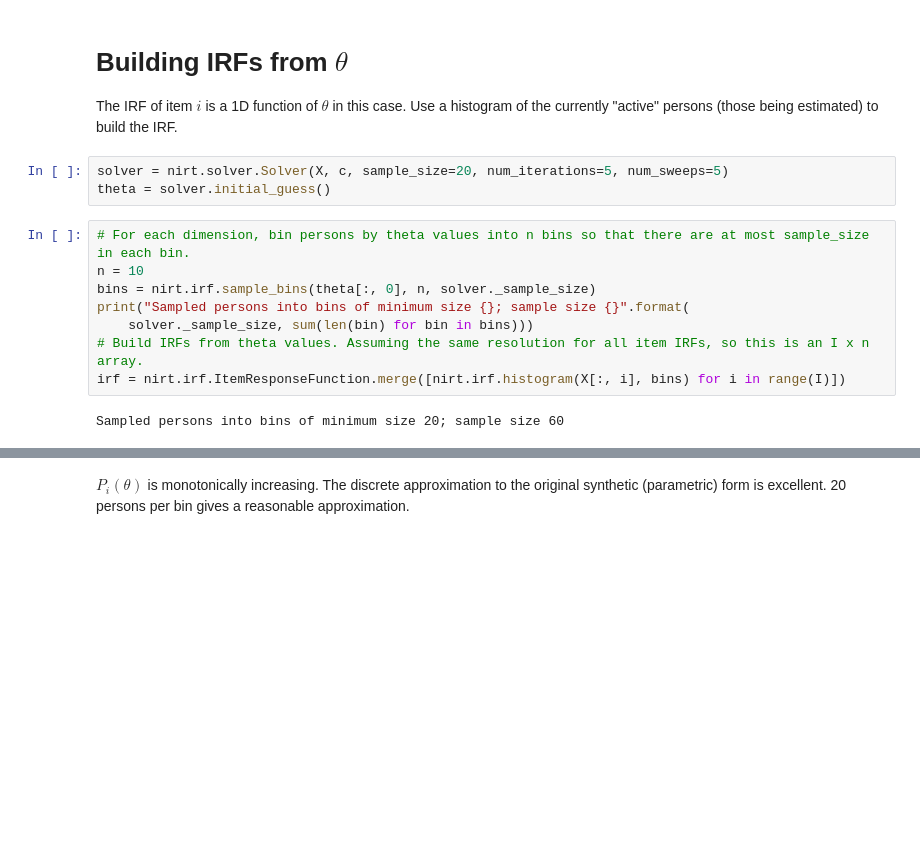
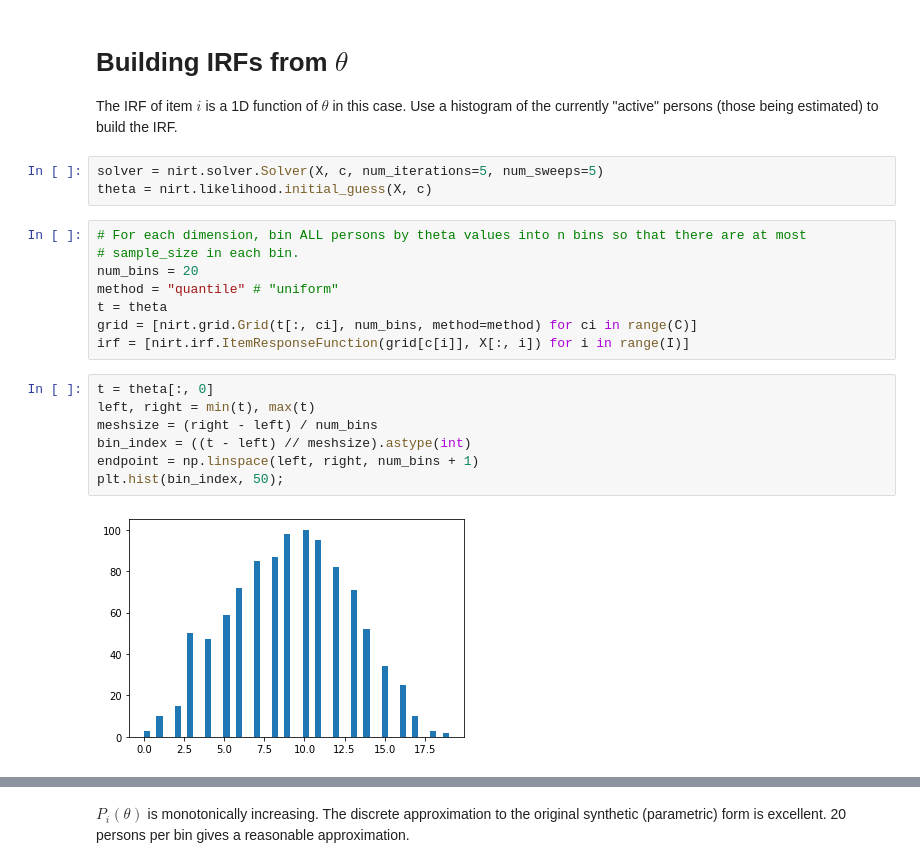
Before and after one commit to ETS-Next-Gen/irt-mcmc, a Jupyter notebook: notebooks/irt_solver_1d_simulated_data.ipynb, the cells around one changed output, grey strips where cells are left out. Saved outputs shown, nothing was run; the diff lists cells and outputs as text; blank space fills up the shorter version.

```diff
--- a/notebooks/irt_solver_1d_simulated_data.ipynb
+++ b/notebooks/irt_solver_1d_simulated_data.ipynb
@@ -61,15 +75,22 @@ When we add more persons to the simulation at each refinement step, we use the M
 # Building IRFs from $\theta$
 The IRF of item $i$ is a 1D function of $\theta$ in this case. Use a histogram of the currently "active" persons (those being estimated) to build the IRF.
 # %%
-solver = nirt.solver.Solver(X, c, sample_size=20, num_iterations=5, num_sweeps=5)
-theta = solver.initial_guess()
+solver = nirt.solver.Solver(X, c, num_iterations=5, num_sweeps=5)
+theta = nirt.likelihood.initial_guess(X, c)
 # %%
-# For each dimension, bin persons by theta values into n bins so that there are at most sample_size in each bin.
-n = 10
-bins = nirt.irf.sample_bins(theta[:, 0], n, solver._sample_size)
-print("Sampled persons into bins of minimum size {}; sample size {}".format(
-    solver._sample_size, sum(len(bin) for bin in bins)))
-# Build IRFs from theta values. Assuming the same resolution for all item IRFs, so this is an I x n array.
-irf = nirt.irf.ItemResponseFunction.merge([nirt.irf.histogram(X[:, i], bins) for i in range(I)])
+# For each dimension, bin ALL persons by theta values into n bins so that there are at most
+# sample_size in each bin.
+num_bins = 20
+method = "quantile" # "uniform"
+t = theta
+grid = [nirt.grid.Grid(t[:, ci], num_bins, method=method) for ci in range(C)]
+irf = [nirt.irf.ItemResponseFunction(grid[c[i]], X[:, i]) for i in range(I)]
-# %% [output]
-Sampled persons into bins of minimum size 20; sample size 60
+# %%
+t = theta[:, 0]
+left, right = min(t), max(t)
+meshsize = (right - left) / num_bins
+bin_index = ((t - left) // meshsize).astype(int)
+endpoint = np.linspace(left, right, num_bins + 1)
+plt.hist(bin_index, 50);
+# %% [output]
+[figure, added]
```
Also changed, not shown: parts of 10 cells of this notebook, 9 other files.
